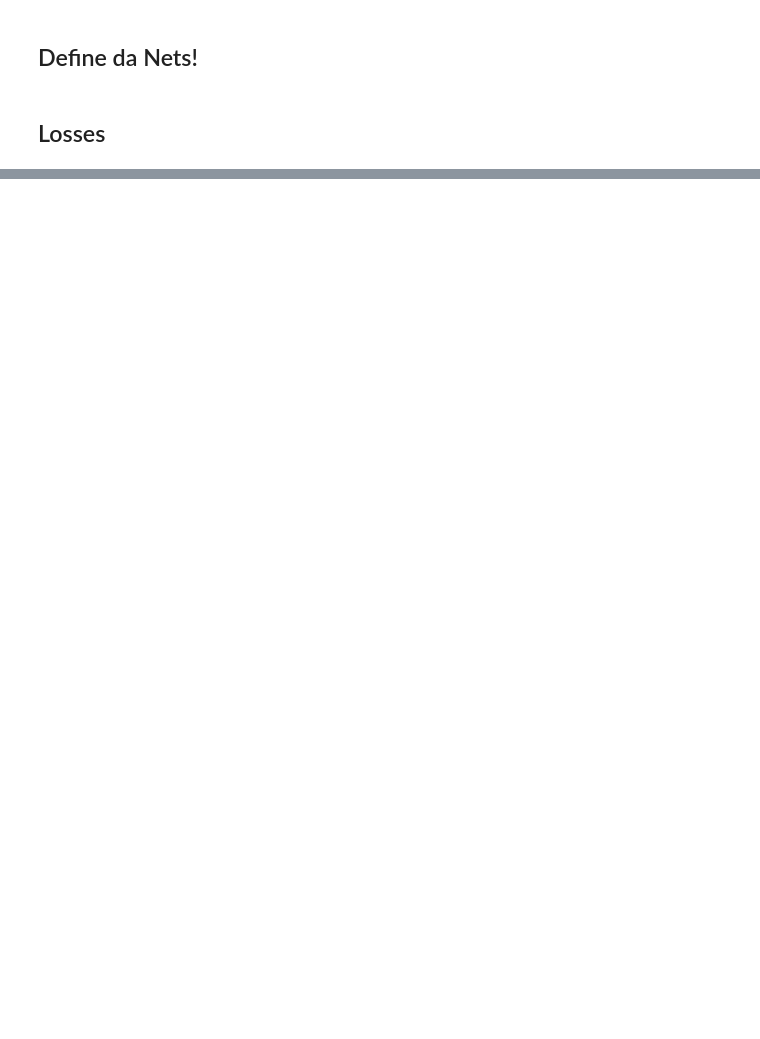
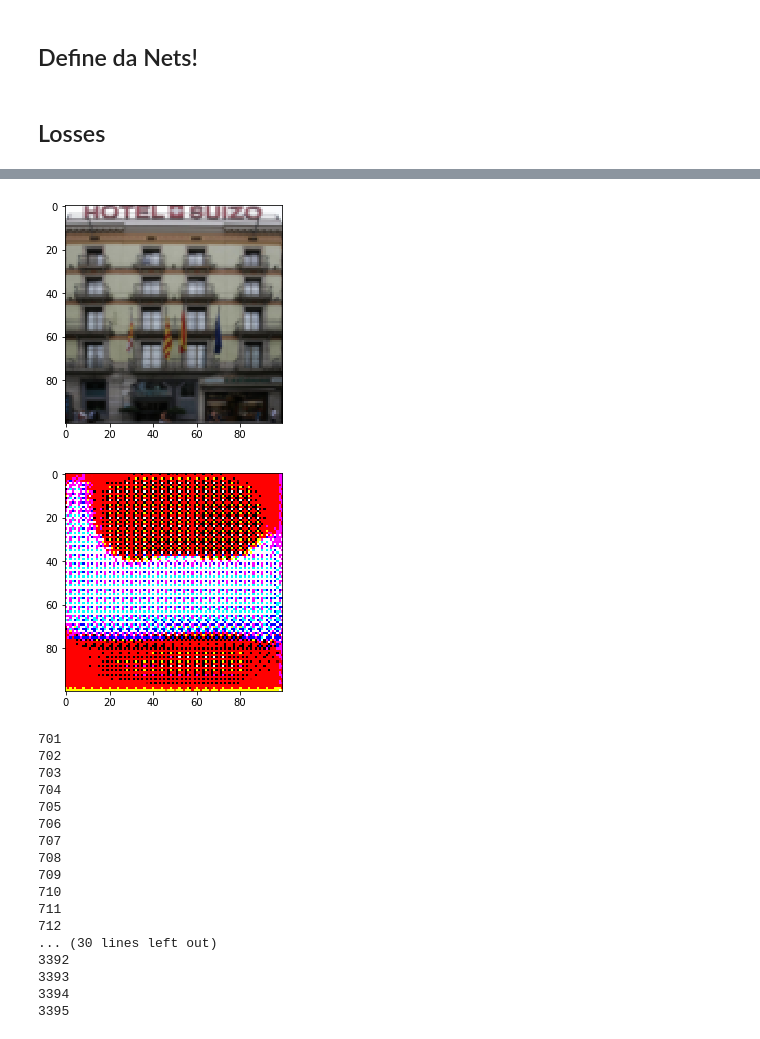
Before and after one commit to DeniskaMazur/GAN-Experiments, a Jupyter notebook: First.ipynb, the cells around one changed output, grey strips where cells are left out. Cells and saved outputs as stored; diff of their text form; code cells hidden in the pictures; blank space fills up the shorter version.

```diff
--- a/First.ipynb
+++ b/First.ipynb
@@ -32,8 +34,8 @@ realA = T.tensor4("Real A input")
 realB = T.tensor4("Real B input")
 
 # G(a) -> b_hat & F(b) -> a_hat
-genA2B = ResGenerator(filter_size=(128, 128), input_var=realA)
-genB2A = ResGenerator(filter_size=(128, 128), input_var=realB)
+genA2B = ResGenerator(filter_size=PICSIZE, input_var=realA)
+genB2A = ResGenerator(filter_size=PICSIZE, input_var=realB)
 
 # D_a(F(b)) & D_b(G(a))
 discA = Discriminator(genB2A, wasserstein=True, real_inp_var=realA)
@@ -64,7 +66,7 @@ class WGANLosses:
 # %%
 # Hyperparams
 ADAM_PARAMS = {"learning_rate" : 1e-4, "beta1" : 0.5, "beta2" : 0.9}
-LAMBD = 100
+LAMBD = 10
 # %%
 # |a - F(G(a))| + |b - G(F(b))|
 cycle_loss = (T.abs_(realA - cycleA) + T.abs_(realB - cycleB)).mean()
@@ -81,5 +83,5 @@ disc_comb_loss = a_loss.disc_loss + b_loss.disc_loss
 gen_updates = lasagne.updates.adam(gen_comb_loss, genA2B.params + genB2A.params, **ADAM_PARAMS)
 disc_updates = lasagne.updates.adam(disc_comb_loss, discA.params + discB.params, **ADAM_PARAMS)
 
-trainGen = theano.function([realA, realB], gen_comb_loss, updates=gen_updates)
-trainDisc = theano.function([realA, realB], disc_comb_loss, updates=disc_updates)
+trainGen = theano.function([realA, realB], gen_comb_loss, updates=gen_updates, allow_input_downcast=True)
+trainDisc = theano.function([realA, realB], disc_comb_loss, updates=disc_updates, allow_input_downcast=True)
@@ -87,0 +116,54 @@ pics2array()
+# %%
+def sample_batch(x, y, size=32):
+    assert len(x) == len(y)
+
+    ixes = np.random.randint(0, len(x), size=size)
+
+    return x[ixes], y[ixes]
+# %%
+from IPython.display import clear_output
+
+n_epochs = 10000
+batch_size = 32
+display_epoch = 50
+n_critic = 5
+
+
+for ep in range(n_epochs):
+    for _ in range(n_critic):
+        _x, _y = sample_batch(x, y, batch_size)
+        trainDisc(_x, _y)
+
+    _x, _y = sample_batch(x, y, batch_size)
+    trainGen(_x, _y)
+
+    print(ep)
+
+    if ep % display_epoch == 0:
+        clear_output()
+        x_test, y_test = sample_batch(x, y, 1)
+
+        plt.imshow(x_test[0].transpose(1, 2, 0))
+        plt.show()
+        plt.imshow(genA2B.generate_showable(x_test)[0])
+        plt.show()
+# %% [output]
+[figure, added]
+[figure, added]
+701
+702
+703
+704
+705
+706
+707
+708
+709
+710
+711
+712
+... (30 lines left out)
+3392
+3393
+3394
+3395
```
Also changed, not shown: parts of 7 cells of this notebook, 3 other files.
